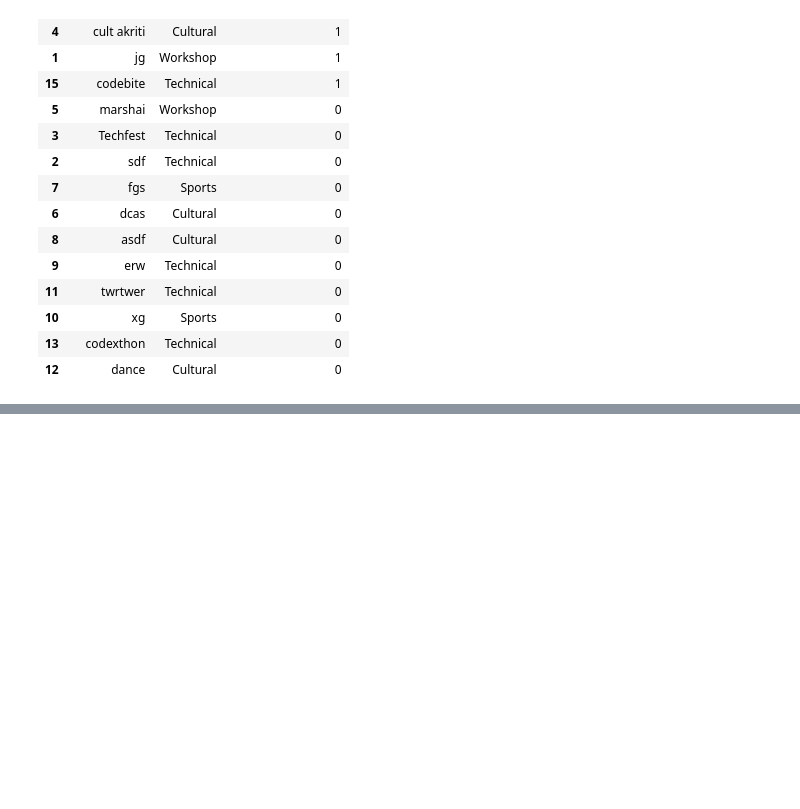
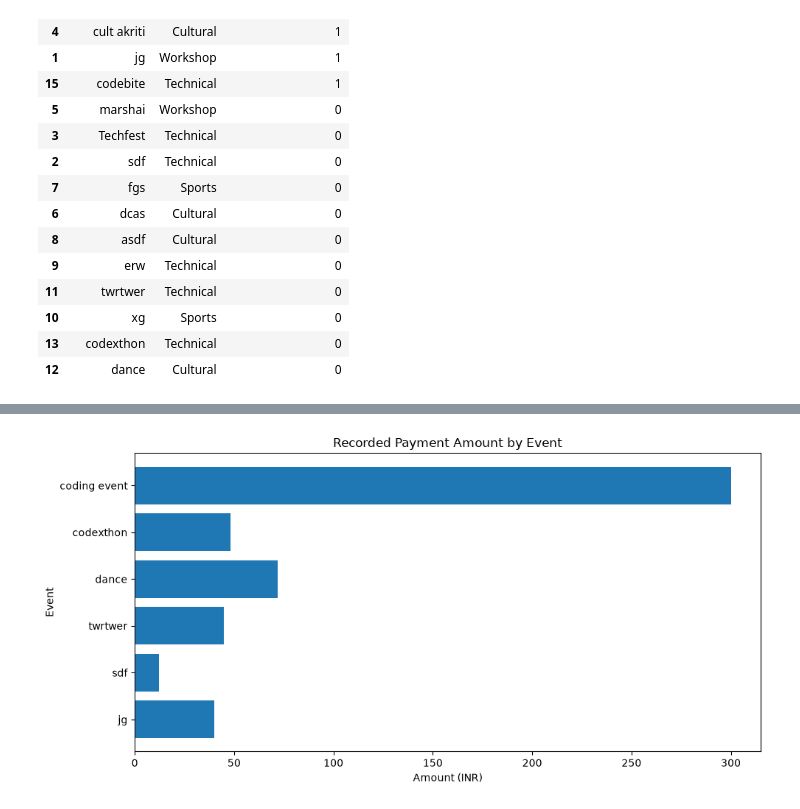
Before and after one commit to akshanshy/fiestura-business-analytics, a Jupyter notebook: notebooks/fiestura_analysis.ipynb, the cells around one changed output, grey strips where cells are left out. Drawn from its saved outputs; the diff is of its cells as text; code cells hidden in the pictures; blank space fills up the shorter version.

```diff
--- a/notebooks/fiestura_analysis.ipynb
+++ b/notebooks/fiestura_analysis.ipynb
@@ -166,0 +259,20 @@ display(
+# %%
+payment_analysis = (
+    payments
+    .groupby("event_id")
+    .agg(
+        payment_attempts=("payment_id", "count"),
+        recorded_amount=("amount", "sum")
+    )
+    .reset_index()
+    .merge(
+        events[["event_id", "title"]],
+        on="event_id",
+        how="left"
+    )
+)
+
+display(payment_analysis.sort_values(
+    "recorded_amount",
+    ascending=False
+))
@@ -166,0 +289,19 @@ display(
+# %%
+payment_chart = payment_analysis.dropna(subset=["title"])
+
+plt.figure(figsize=(10, 5))
+
+plt.barh(
+    payment_chart["title"],
+    payment_chart["recorded_amount"]
+)
+
+plt.title("Recorded Payment Amount by Event")
+plt.xlabel("Amount (INR)")
+plt.ylabel("Event")
+
+plt.tight_layout()
+plt.savefig("../visualizations/payment_analysis.png", dpi=300)
+plt.show()
+# %% [output]
+[figure, added]
```
Also changed, not shown: parts of 8 cells of this notebook, 3 other files.
